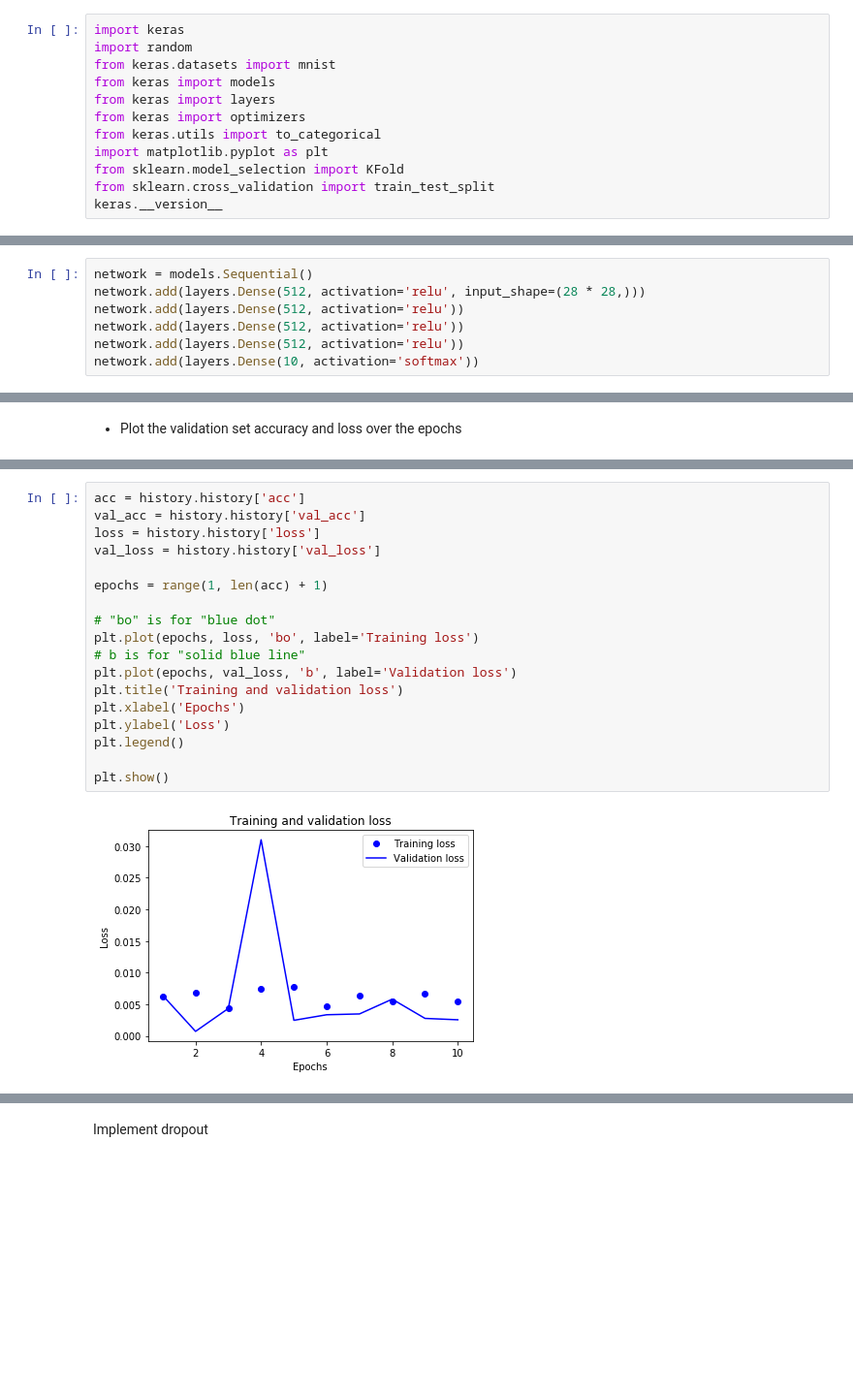
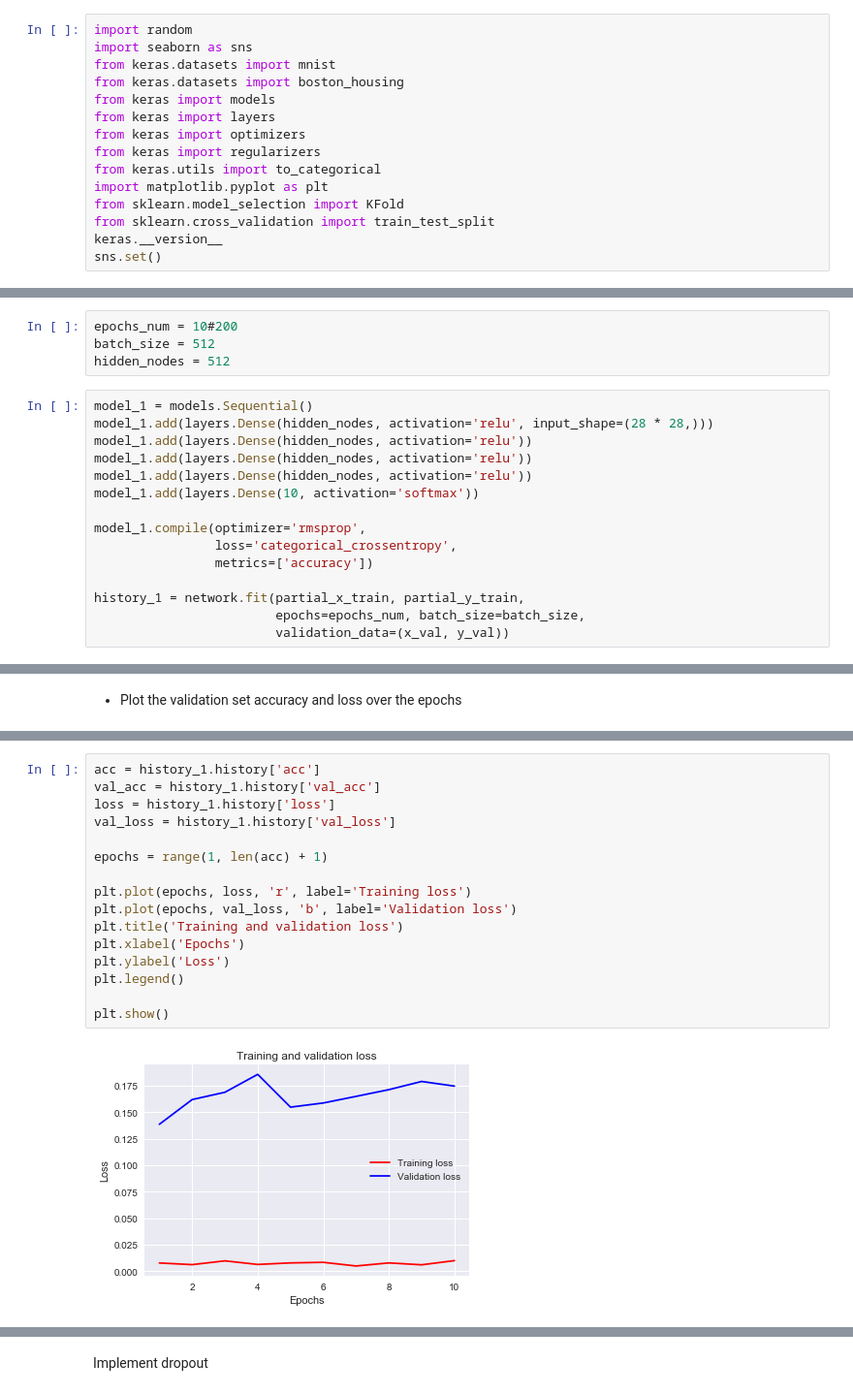
Before and after one commit to AlexanderTyan/FacebookPublicPosts, a Jupyter notebook: AlexanderTyan_PS3.ipynb, the cells around one changed output, grey strips where cells are left out. Shown: that part at 97% size. Saved outputs shown, nothing was run; the diff lists cells and outputs as text; blank space fills up the shorter version.

```diff
--- a/AlexanderTyan_PS3.ipynb
+++ b/AlexanderTyan_PS3.ipynb
@@ -4,14 +4,17 @@
 # %% [markdown]
 ## Part 1: Image classification (5 points)
 # %%
-import keras
 import random
+import seaborn as sns
 from keras.datasets import mnist
+from keras.datasets import boston_housing
 from keras import models
 from keras import layers
 from keras import optimizers
+from keras import regularizers
 from keras.utils import to_categorical
 import matplotlib.pyplot as plt
 from sklearn.model_selection import KFold
 from sklearn.cross_validation import train_test_split
 keras.__version__
+sns.set()
@@ -47,10 +48,22 @@ Implement a series of neural network models
 - Use categorical crossentropy for loss function
 - Train with batch_size = 512 and 200 epochs
 - Track validation set accuracy during training process
+# %%
+epochs_num = 10#200
+batch_size = 512
+hidden_nodes = 512
 # %%
-network = models.Sequential()
-network.add(layers.Dense(512, activation='relu', input_shape=(28 * 28,)))
-network.add(layers.Dense(512, activation='relu'))
-network.add(layers.Dense(512, activation='relu'))
-network.add(layers.Dense(512, activation='relu'))
-network.add(layers.Dense(10, activation='softmax'))
+model_1 = models.Sequential()
+model_1.add(layers.Dense(hidden_nodes, activation='relu', input_shape=(28 * 28,)))
+model_1.add(layers.Dense(hidden_nodes, activation='relu'))
+model_1.add(layers.Dense(hidden_nodes, activation='relu'))
+model_1.add(layers.Dense(hidden_nodes, activation='relu'))
+model_1.add(layers.Dense(10, activation='softmax'))
+
+model_1.compile(optimizer='rmsprop',
+                loss='categorical_crossentropy',
+                metrics=['accuracy'])
+
+history_1 = network.fit(partial_x_train, partial_y_train,
+                        epochs=epochs_num, batch_size=batch_size,
+                        validation_data=(x_val, y_val))
@@ -113,22 +90,20 @@ dict_keys(['val_loss', 'val_acc', 'loss', 'acc'])
 # %%
-acc = history.history['acc']
-val_acc = history.history['val_acc']
-loss = history.history['loss']
-val_loss = history.history['val_loss']
+acc = history_1.history['acc']
+val_acc = history_1.history['val_acc']
+loss = history_1.history['loss']
+val_loss = history_1.history['val_loss']
 
 epochs = range(1, len(acc) + 1)
 
-# "bo" is for "blue dot"
-plt.plot(epochs, loss, 'bo', label='Training loss')
-# b is for "solid blue line"
+plt.plot(epochs, loss, 'r', label='Training loss')
 plt.plot(epochs, val_loss, 'b', label='Validation loss')
 plt.title('Training and validation loss')
 plt.xlabel('Epochs')
 plt.ylabel('Loss')
 plt.legend()
 
 plt.show()
 # %% [output]
-[figure, old version]
+[figure, new version]
 # %%
 plt.clf()   # clear figure
```
Also changed, not shown: parts of 30 cells of this notebook.
